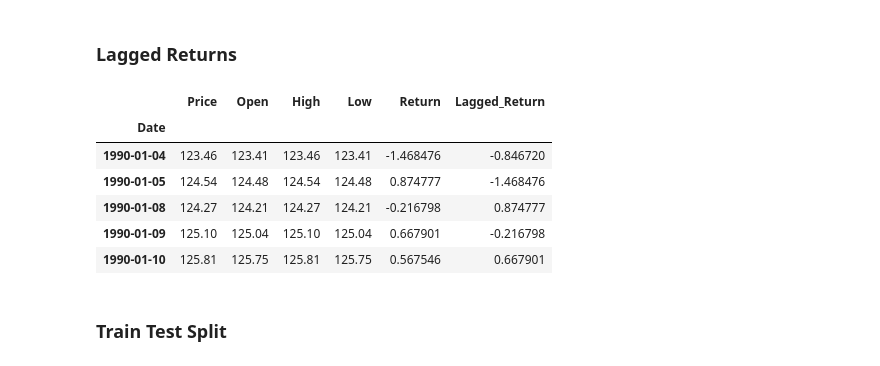
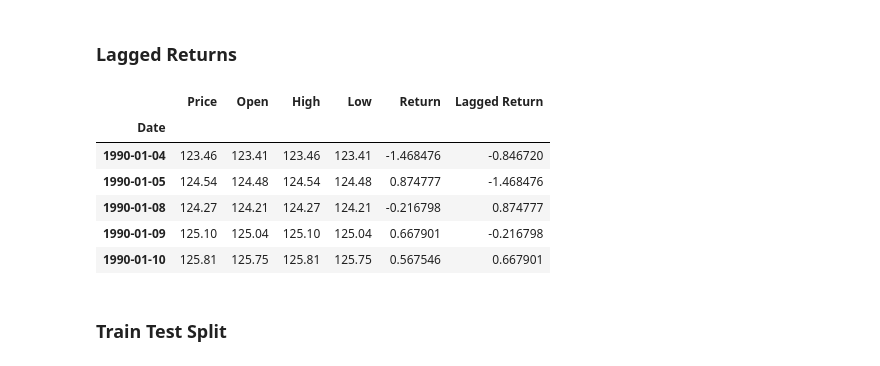
Before and after one commit to adamgulyas/currency-modelling, a Jupyter notebook: regression_analysis.ipynb, the cells around one changed output. Drawn from its saved outputs; the diff is of its cells as text; code cells hidden in the pictures.

```diff
--- a/regression_analysis.ipynb
+++ b/regression_analysis.ipynb
@@ -53,11 +56,11 @@ cad_jpy_df.tail()
 ### Lagged Returns
 # %%
 # Create a lagged return using the shift function
-cad_jpy_df['Lagged_Return'] = returns.shift()
+cad_jpy_df['Lagged Return'] = returns.shift()
 cad_jpy_df.dropna(inplace=True)
 cad_jpy_df.head()
 # %% [output]
-|  | Price | Open | High | Low | Return | Lagged_Return |
+|  | Price | Open | High | Low | Return | Lagged Return |
 | Date |  |  |  |  |  |  |
 | 1990-01-04 | 123.46 | 123.41 | 123.46 | 123.41 | -1.468476 | -0.846720 |
 | 1990-01-05 | 124.54 | 124.48 | 124.54 | 124.48 | 0.874777 | -1.468476 |
```
Also changed, not shown: parts of 11 cells of this notebook.
